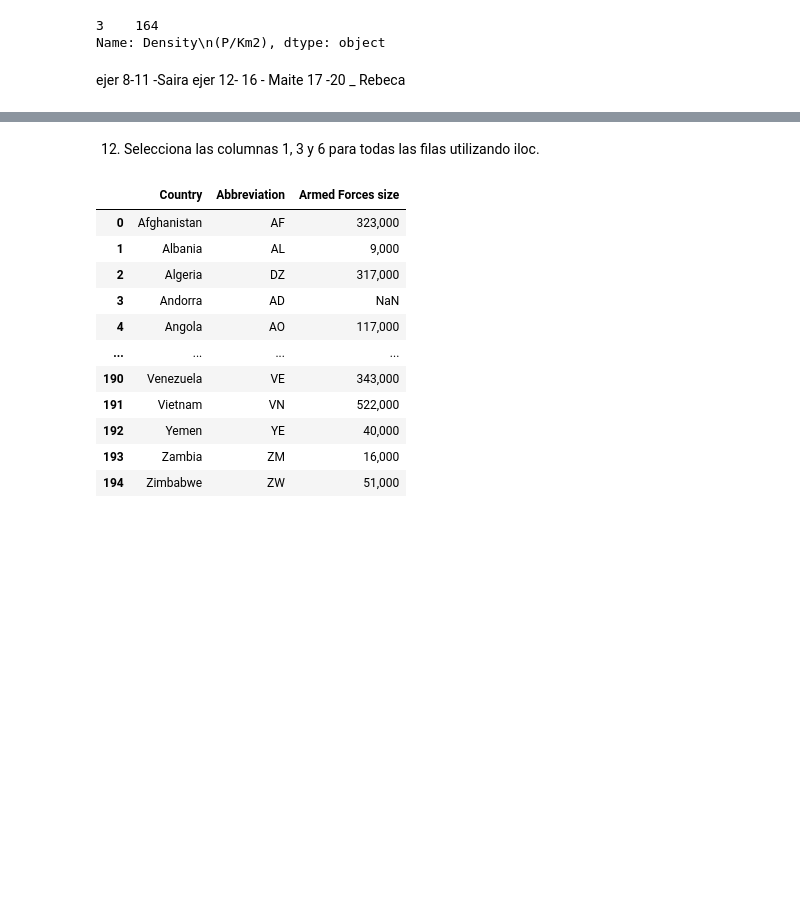
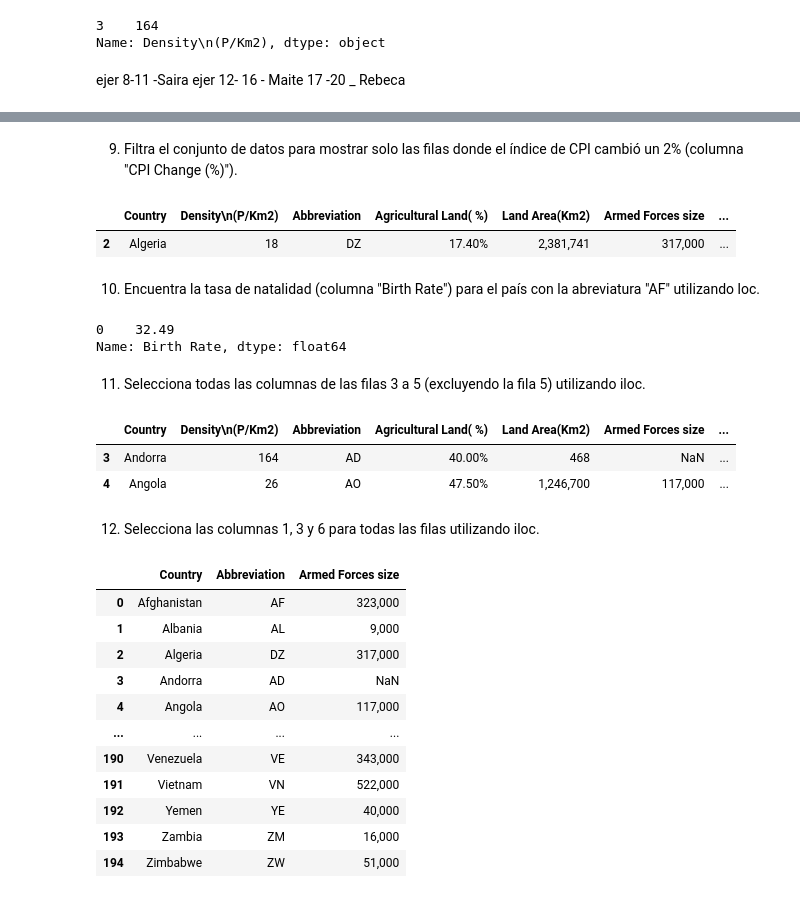
Before and after one commit to saira2911/promoG-modulo3-sprint1-pairprogramming-Maite-Rebeca-Saira, a Jupyter notebook: ejercicios_pair_EDA.ipynb, the cells around one changed output, grey strips where cells are left out. Drawn from its saved outputs; the diff is of its cells as text; code cells hidden in the pictures; blank space fills up the shorter version.

```diff
--- a/ejercicios_pair_EDA.ipynb
+++ b/ejercicios_pair_EDA.ipynb
@@ -316,3 +334,25 @@ ejer 12- 16 - Maite
+# %% [markdown]
+9. Filtra el conjunto de datos para mostrar solo las filas donde el índice de CPI cambió un 2% (columna "CPI Change (%)").
+# %%
+df_world_data.loc[df_world_data["CPI Change (%)"] == "2.00%",:]
+# %% [output]
+|  | Country | Density\n(P/Km2) | Abbreviation | Agricultural Land( %) | Land Area(Km2) | Armed Forces size | ... |
+| 2 | Algeria | 18 | DZ | 17.40% | 2,381,741 | 317,000 | ... |
+# %% [markdown]
+10. Encuentra la tasa de natalidad (columna "Birth Rate") para el país con la abreviatura "AF" utilizando loc.
+# %%
+df_world_data.loc[df_world_data["Abbreviation"] == "AF", "Birth Rate"]
+# %% [output]
+0    32.49
+Name: Birth Rate, dtype: float64
+# %% [markdown]
+11. Selecciona todas las columnas de las filas 3 a 5 (excluyendo la fila 5) utilizando iloc.
+# %%
+df_world_data.iloc[3:5, :]
+# %% [output]
+|  | Country | Density\n(P/Km2) | Abbreviation | Agricultural Land( %) | Land Area(Km2) | Armed Forces size | ... |
+| 3 | Andorra | 164 | AD | 40.00% | 468 | NaN | ... |
+| 4 | Angola | 26 | AO | 47.50% | 1,246,700 | 117,000 | ... |
 # %% [markdown]
 12. Selecciona las columnas 1, 3 y 6 para todas las filas utilizando iloc.
 # %%
```
Also changed, not shown: parts of 4 cells of this notebook, 1 other file.
